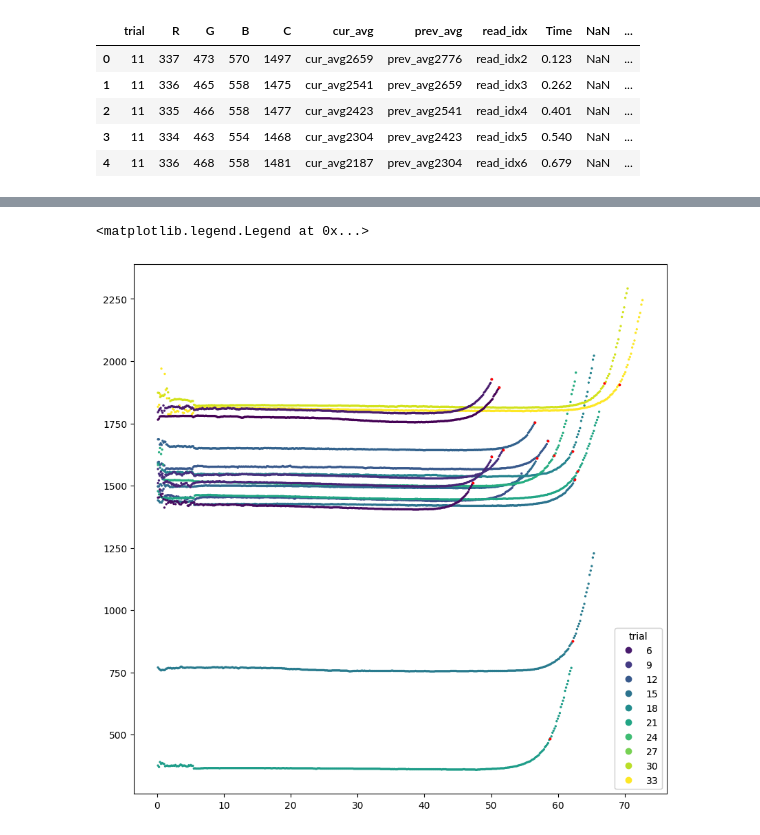
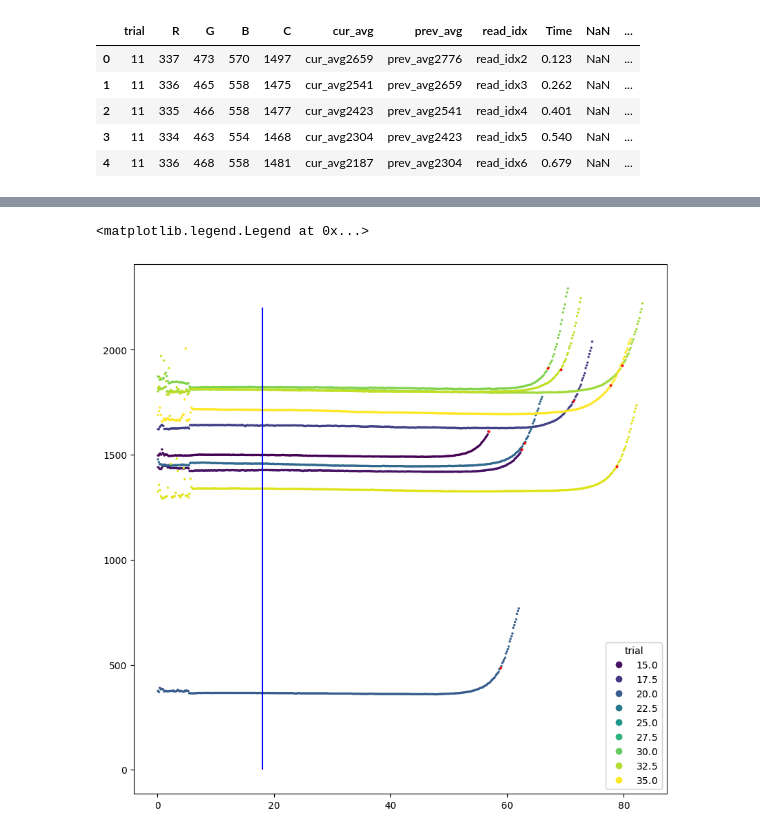
Before and after one commit to UTCV-github/Reactions, a Jupyter notebook: Data Processing/longitudinal data analysis (2022)/longitudinal data analysis.ipynb, the cells around one changed output, grey strips where cells are left out. Cells and saved outputs as stored; diff of their text form; code cells hidden in the pictures.

```diff
--- a/Data Processing/longitudinal data analysis (2022)/longitudinal data analysis.ipynb
+++ b/Data Processing/longitudinal data analysis (2022)/longitudinal data analysis.ipynb
@@ -122,12 +116,12 @@ df_cb.head() # print data head to double check
 # %%
 # Import lab info for each trail and compile it to df_cb
 df_lab = pd.read_csv("lab_info/Lab Data - Blue Bottle - 2022 Fall - Data.csv") #import the csv file
-df_lab = df_lab.rename({'Distance, Anticip.': 'Dist_Antic', 'Run ID': 'trial'}, axis = 1) #Rename column name for easier reference later
+df_lab = df_lab.rename({'Distance, Anticip.': 'Dist_Antic', 'Run ID': 'trial', 'Time, Anticip.': 'Time_Antic'}, axis = 1) #Rename column name for easier reference later
 df_lab.head() #Check data
 
 # Attah lab info (anticipated distance) to df_cb
-df_cb = df_cb.merge(df_lab[["trial", "Dist_Antic"]], on = "trial", how = 'left')
-df_cb.head()
+df_cb_lab = df_cb.merge(df_lab[["trial", "Dist_Antic", "Time_Antic"]], on = "trial", how = 'left')
+df_cb_lab.head()
 # %% [output]
 |  | trial | R | G | B | C | cur_avg | prev_avg | read_idx | Time | NaN | ... |
 | 0 | 11 | 337 | 473 | 570 | 1497 | cur_avg2659 | prev_avg2776 | read_idx2 | 0.123 | NaN | ... |
@@ -139,0 +134,3 @@ df_measured_time = df_cb[df_cb["Time"] == df_cb["Measured_time"]]
+# %%
+df_measured_time = df_cb_lab[df_cb_lab["Time"] == df_cb_lab["Measured_time"]] # generate a summary df for all end points
+df_antic_time = df_cb_lab.groupby('Dist_Antic')['Time_Antic'].mean() # generate summary df for all anticipated endtime
@@ -140,12 +145,18 @@ df_measured_time = df_cb[df_cb["Time"] == df_cb["Measured_time"]]
+# %%
+# Set Anticpated distance
+Antic_dist = 18
 # %%
-df_plot = df_cb[df_cb["C"] < 2600] # Remove irregular data points at the beginging
-df_plot = df_plot[df_plot["Measured_time"].round() < 70]
-df_measured_time = df_measured_time[df_measured_time["Measured_time"].round() < 70]
+df_plot = df_cb_lab[df_cb_lab["C"] < 2600] # Remove irregular data points at the beginging
+df_plot = df_plot[df_plot["Dist_Antic"] == Antic_dist] # Pick trials with anticipated distance
+df_measured_time = df_measured_time[df_measured_time["Dist_Antic"] == Antic_dist]
+
+
 fig, ax = plt.subplots(figsize = (10,10)) # Setting subplot property
 scatter = ax.scatter(df_plot.Time, df_plot.C, c=df_plot.trial, s = 2)
 scatter_2 = ax.scatter(df_measured_time.Time, df_measured_time.C, c = "red", s = 3)
+vline_1 = ax.vlines(x = Antic_dist, ymin = 0, ymax = 2200, color = 'b')
 legend_c = ax.legend(*scatter.legend_elements(), loc="lower right", title="trial")
 ax.add_artist(legend_c)
 # %% [output]
 <matplotlib.legend.Legend at 0x...>
-[figure, old version]
+[figure, new version]
```
Also changed, not shown: parts of 5 cells of this notebook.
